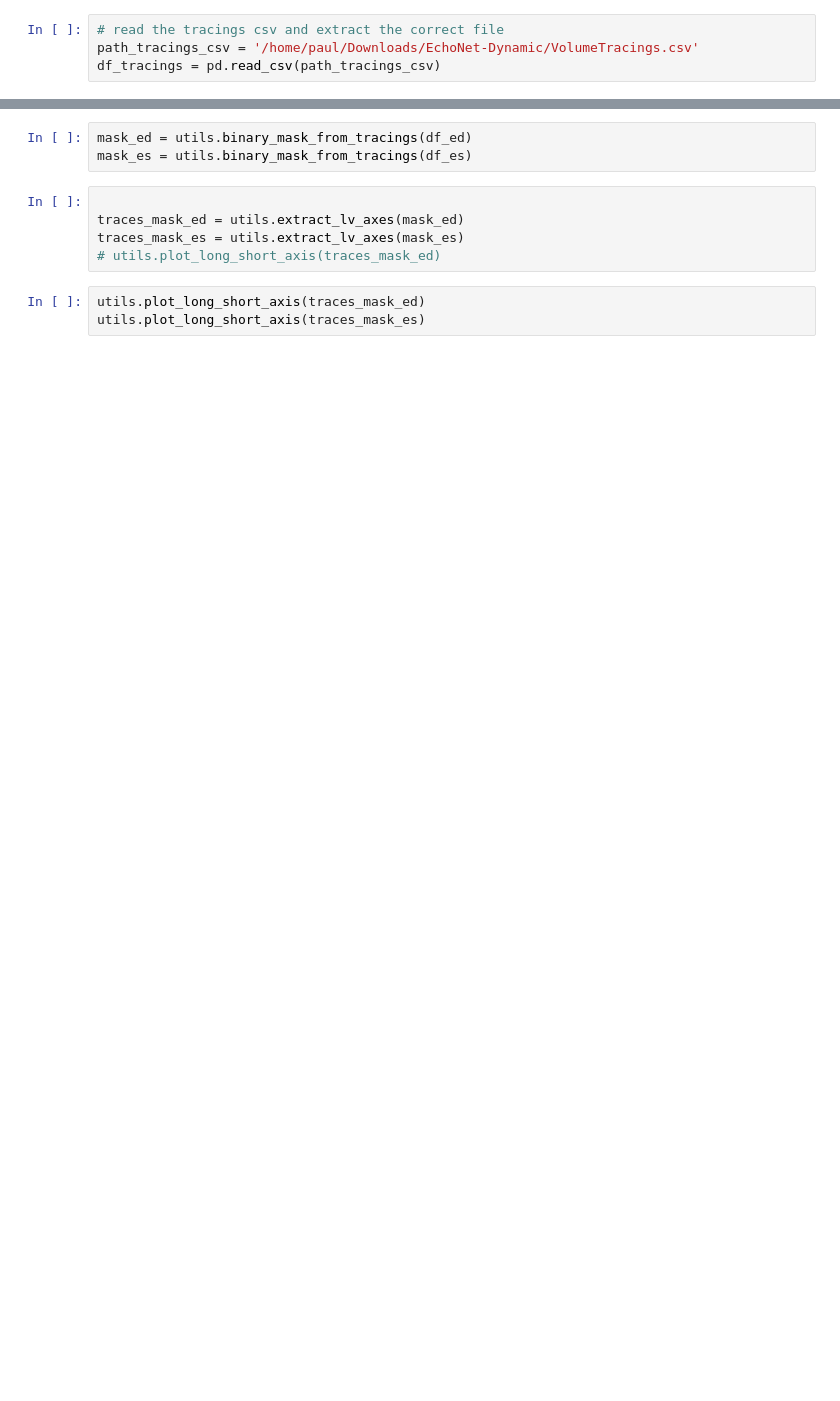
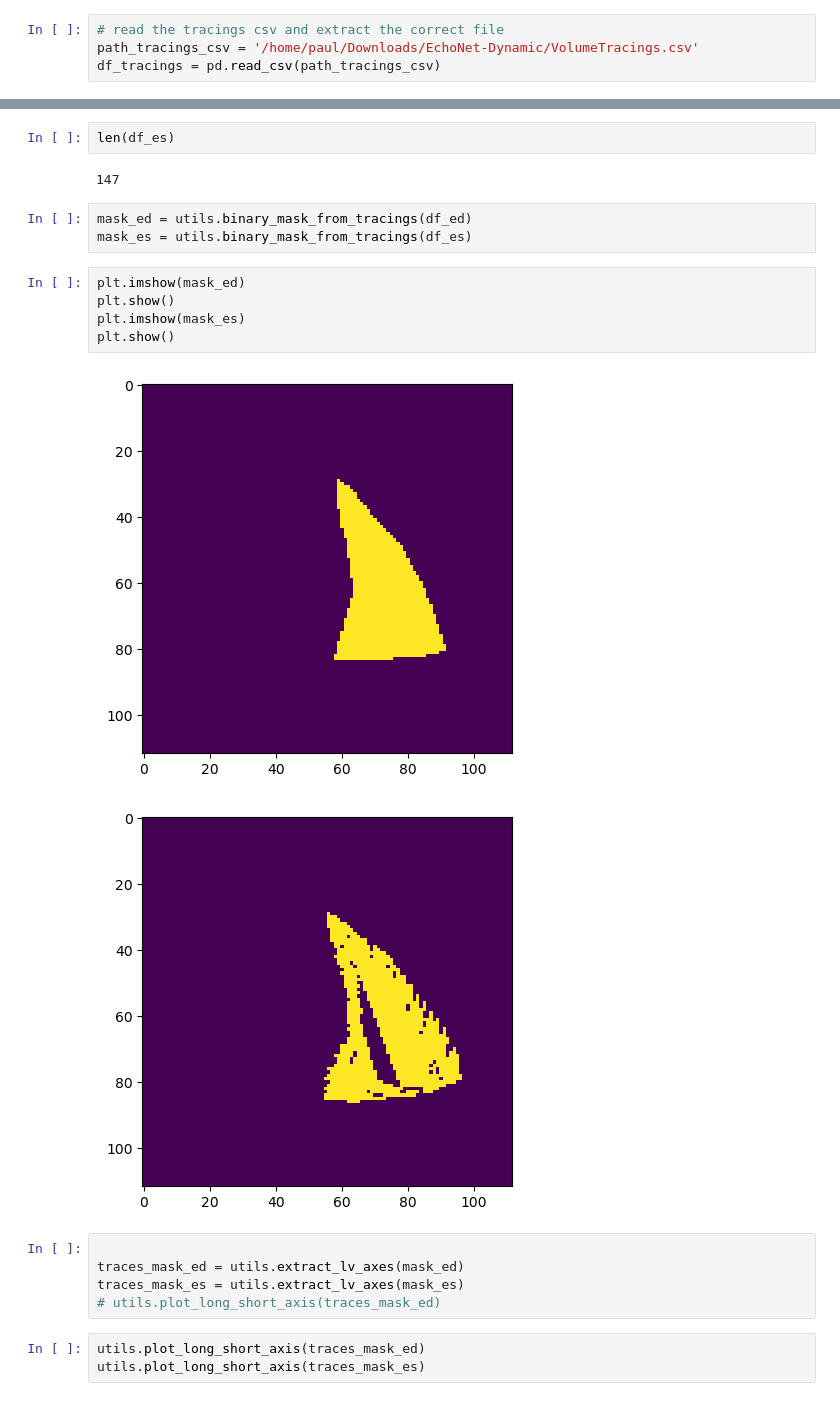
Before and after one commit to paulkogni/echonet, a Jupyter notebook: exp/exp001_explore_data.ipynb, the cells around one changed output, grey strips where cells are left out. Drawn from its saved outputs; the diff is of its cells as text; blank space fills up the shorter version.

```diff
--- a/exp/exp001_explore_data.ipynb
+++ b/exp/exp001_explore_data.ipynb
@@ -52,6 +38,18 @@ utils.plot_long_short_axis(df_es)
+# %%
+len(df_es)
+# %% [output]
+147
 # %%
 mask_ed = utils.binary_mask_from_tracings(df_ed)
 mask_es = utils.binary_mask_from_tracings(df_es)
+# %%
+plt.imshow(mask_ed)
+plt.show()
+plt.imshow(mask_es)
+plt.show()
+# %% [output]
+[figure, added]
+[figure, added]
 # %%
 
 traces_mask_ed = utils.extract_lv_axes(mask_ed)
```
Also changed, not shown: parts of 9 cells of this notebook, 4 other files.
